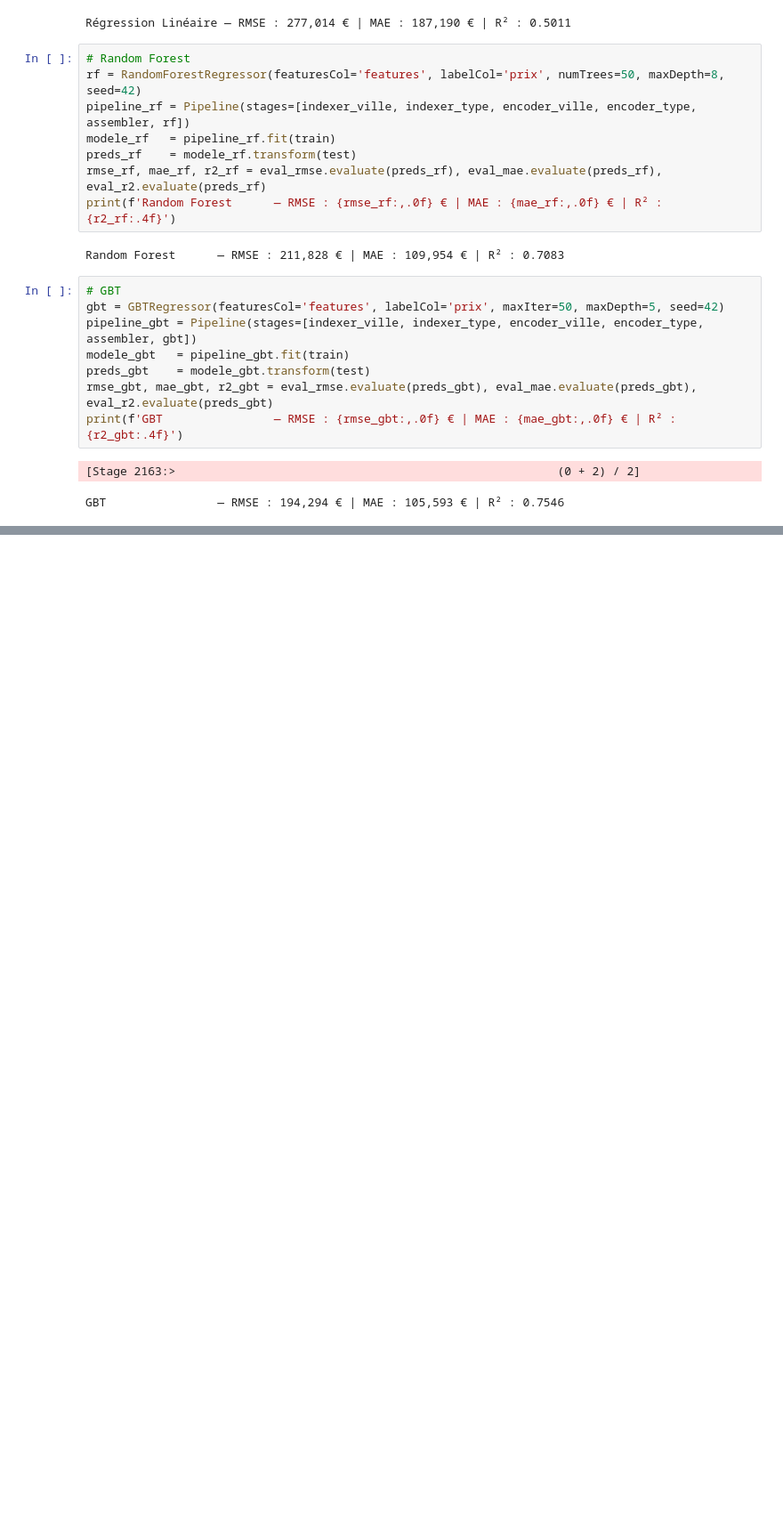
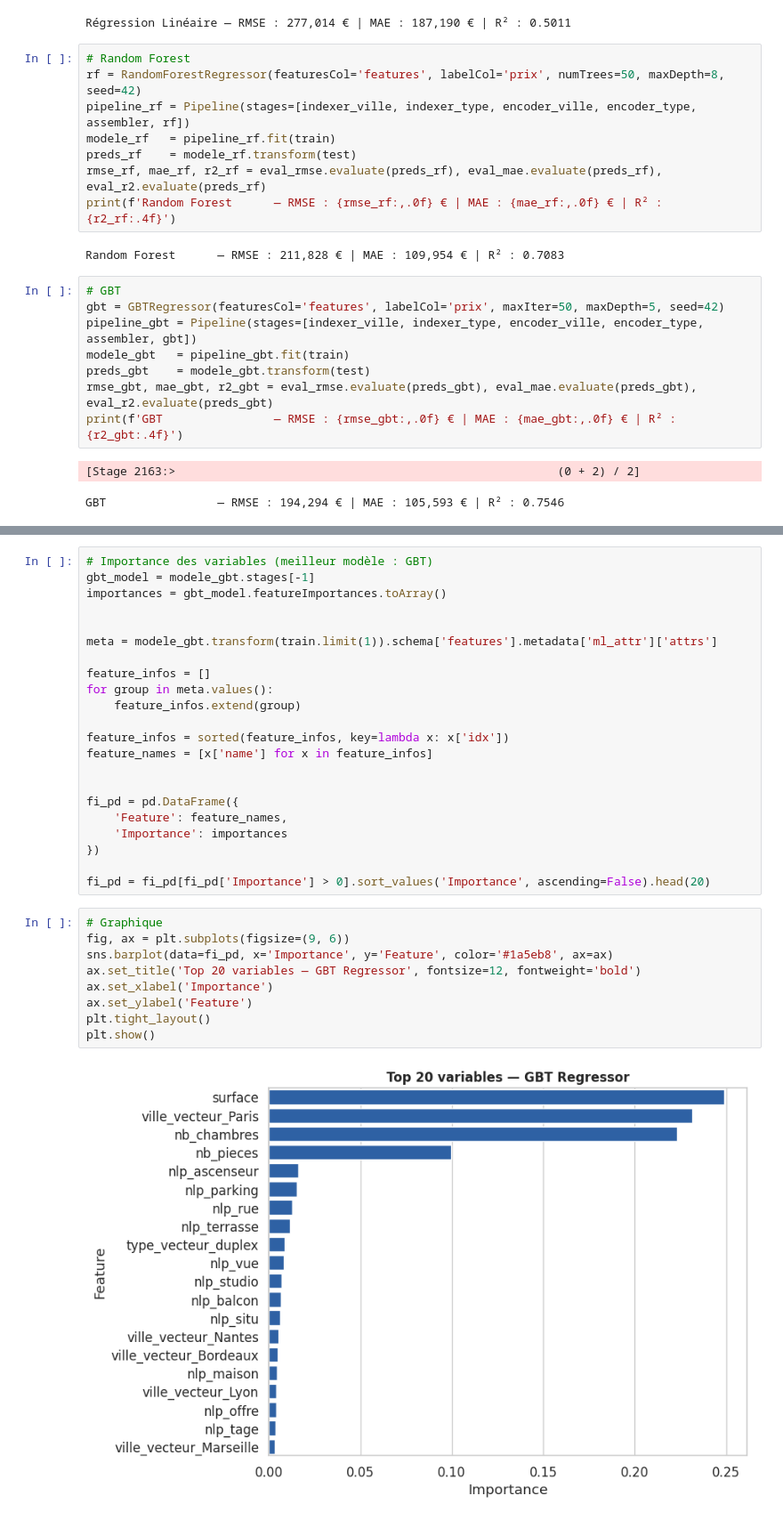
Before and after one commit to AlexisJohnson-data/bigdata-immobilier, a Jupyter notebook: projet/notebooks/04_modelisation.ipynb, the cells around one changed output, grey strips where cells are left out. Shown at 89% size. Cells and saved outputs as stored; diff of their text form; blank space fills up the shorter version.

```diff
--- a/projet/notebooks/04_modelisation.ipynb
+++ b/projet/notebooks/04_modelisation.ipynb
@@ -385,0 +446,33 @@ GBT                — RMSE : 194,294 € | MAE : 105,593 € | R² : 0.7546
+# %%
+# Importance des variables (meilleur modèle : GBT)
+gbt_model = modele_gbt.stages[-1]
+importances = gbt_model.featureImportances.toArray()
+
+
+meta = modele_gbt.transform(train.limit(1)).schema['features'].metadata['ml_attr']['attrs']
+
+feature_infos = []
+for group in meta.values():
+    feature_infos.extend(group)
+
+feature_infos = sorted(feature_infos, key=lambda x: x['idx'])
+feature_names = [x['name'] for x in feature_infos]
+
+
+fi_pd = pd.DataFrame({
+    'Feature': feature_names,
+    'Importance': importances
+})
+
+fi_pd = fi_pd[fi_pd['Importance'] > 0].sort_values('Importance', ascending=False).head(20)
+# %%
+# Graphique
+fig, ax = plt.subplots(figsize=(9, 6))
+sns.barplot(data=fi_pd, x='Importance', y='Feature', color='#1a5eb8', ax=ax)
+ax.set_title('Top 20 variables — GBT Regressor', fontsize=12, fontweight='bold')
+ax.set_xlabel('Importance')
+ax.set_ylabel('Feature')
+plt.tight_layout()
+plt.show()
+# %% [output]
+[figure, added]
```
Also changed, not shown: parts of 9 cells of this notebook.
